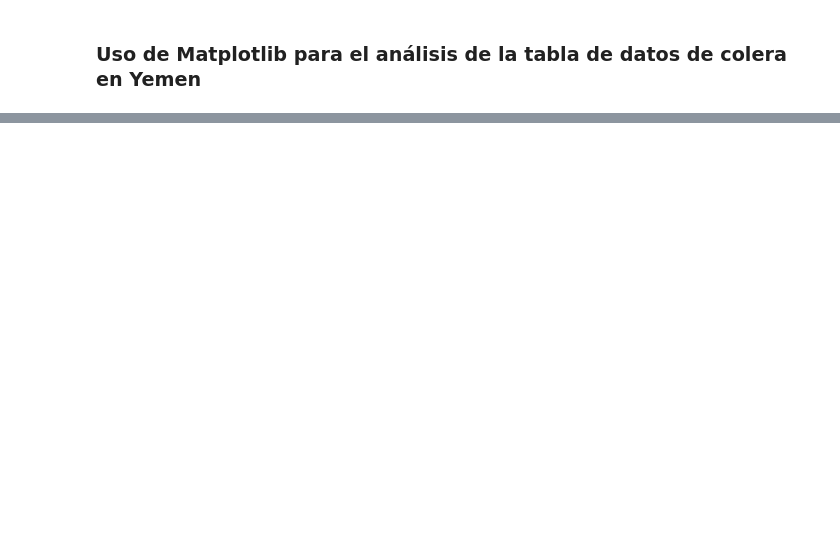
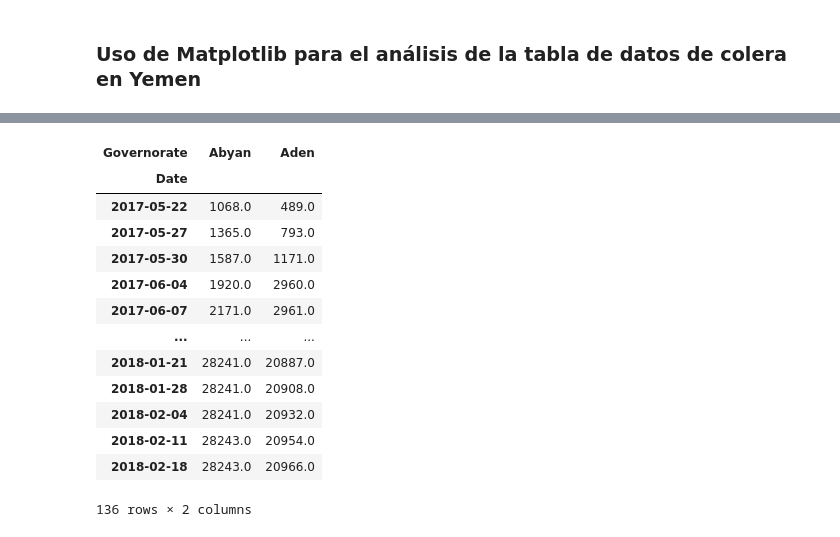
Before and after one commit to Sergio-Ibarra-1795/Diplomado_UNAM_DC_Full_gitHub, a Jupyter notebook: Modulo6_Aprendizaje_supervisado/01-Datos.ipynb, the cells around one changed output, grey strips where cells are left out. Saved outputs shown, nothing was run; the diff lists cells and outputs as text; code cells hidden in the pictures; blank space fills up the shorter version.

```diff
--- a/Modulo6_Aprendizaje_supervisado/01-Datos.ipynb
+++ b/Modulo6_Aprendizaje_supervisado/01-Datos.ipynb
@@ -246,0 +300,17 @@ import matplotlib.pyplot as plt
+# %%
+pivote[["Abyan","Aden"]]
+# %% [output]
+| Governorate | Abyan | Aden |
+| Date |  |  |
+| 2017-05-22 | 1068.0 | 489.0 |
+| 2017-05-27 | 1365.0 | 793.0 |
+| 2017-05-30 | 1587.0 | 1171.0 |
+| 2017-06-04 | 1920.0 | 2960.0 |
+| 2017-06-07 | 2171.0 | 2961.0 |
+| ... | ... | ... |
+| 2018-01-21 | 28241.0 | 20887.0 |
+| 2018-01-28 | 28241.0 | 20908.0 |
+| 2018-02-04 | 28241.0 | 20932.0 |
+| 2018-02-11 | 28243.0 | 20954.0 |
+| 2018-02-18 | 28243.0 | 20966.0 |
+136 rows × 2 columns
```
Also changed, not shown: parts of 9 cells of this notebook.
